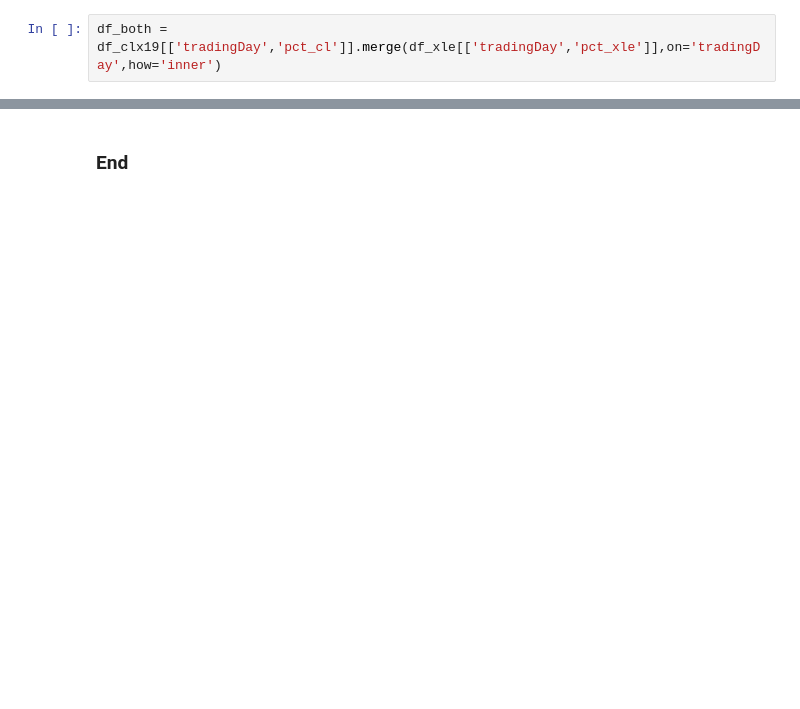
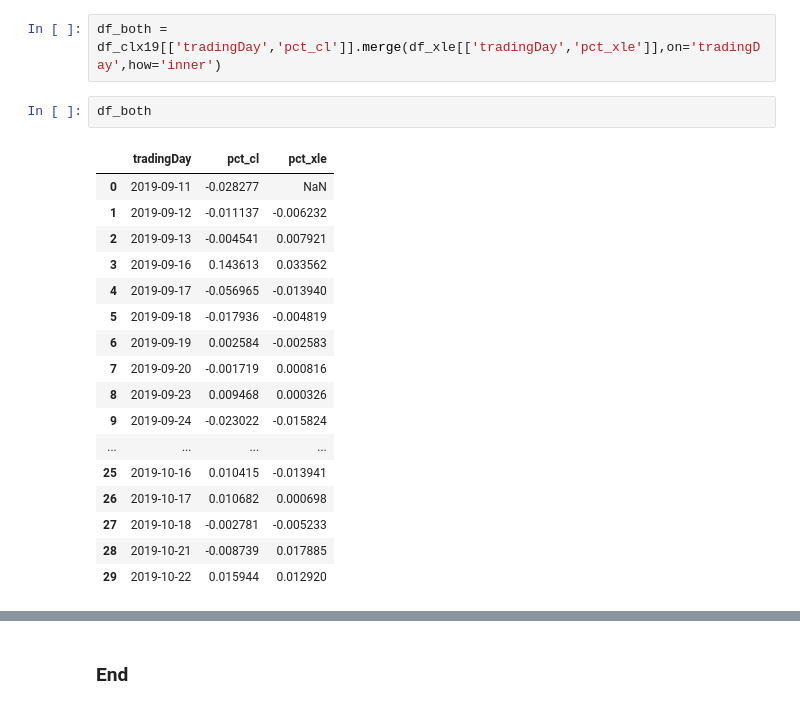
Before and after one commit to bgithub1/barchartapi, a Jupyter notebook: barchartapi/bchist_basic.ipynb, the cells around one changed output, grey strips where cells are left out. Cells and saved outputs as stored; diff of their text form; blank space fills up the shorter version.

```diff
--- a/barchartapi/bchist_basic.ipynb
+++ b/barchartapi/bchist_basic.ipynb
@@ -94,3 +151,23 @@ df_xle['pct_xle'] = df_xle.close.pct_change()
 # %%
 df_both = df_clx19[['tradingDay','pct_cl']].merge(df_xle[['tradingDay','pct_xle']],on='tradingDay',how='inner')
+# %%
+df_both
+# %% [output]
+|  | tradingDay | pct_cl | pct_xle |
+| 0 | 2019-09-11 | -0.028277 | NaN |
+| 1 | 2019-09-12 | -0.011137 | -0.006232 |
+| 2 | 2019-09-13 | -0.004541 | 0.007921 |
+| 3 | 2019-09-16 | 0.143613 | 0.033562 |
+| 4 | 2019-09-17 | -0.056965 | -0.013940 |
+| 5 | 2019-09-18 | -0.017936 | -0.004819 |
+| 6 | 2019-09-19 | 0.002584 | -0.002583 |
+| 7 | 2019-09-20 | -0.001719 | 0.000816 |
+| 8 | 2019-09-23 | 0.009468 | 0.000326 |
+| 9 | 2019-09-24 | -0.023022 | -0.015824 |
+| ... | ... | ... | ... |
+| 25 | 2019-10-16 | 0.010415 | -0.013941 |
+| 26 | 2019-10-17 | 0.010682 | 0.000698 |
+| 27 | 2019-10-18 | -0.002781 | -0.005233 |
+| 28 | 2019-10-21 | -0.008739 | 0.017885 |
+| 29 | 2019-10-22 | 0.015944 | 0.012920 |
 # %%
```
Also changed, not shown: parts of 12 cells of this notebook, 1 other file.
